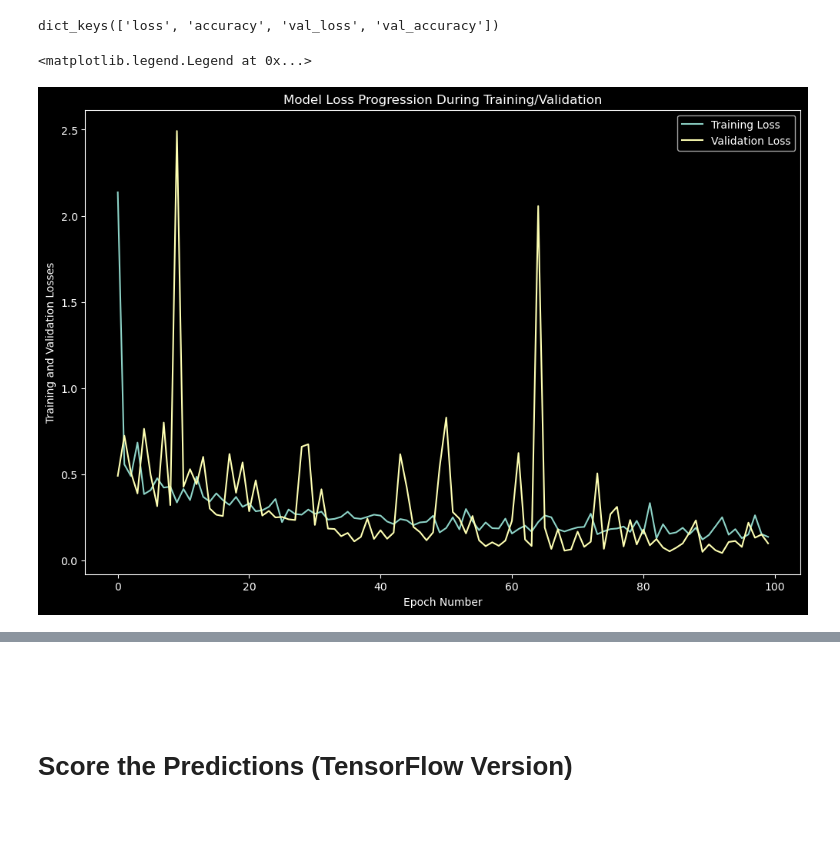
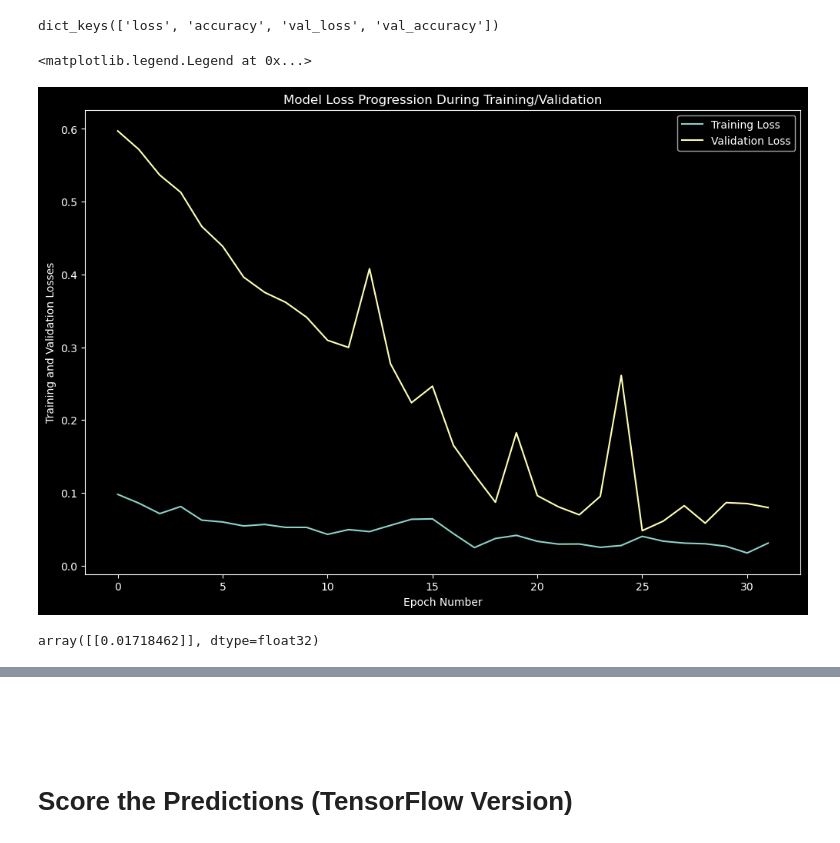
Before and after one commit to cogsci2/Validating-Strawberry-Puree-by-Spectral-Analysis, a Jupyter notebook: Strawberry Spectral Analysis.ipynb, the cells around one changed output, grey strips where cells are left out. Drawn from its saved outputs; the diff is of its cells as text; code cells hidden in the pictures.

```diff
--- a/Strawberry Spectral Analysis.ipynb
+++ b/Strawberry Spectral Analysis.ipynb
@@ -207,5 +207,5 @@ dfv = df.sample(frac=0.3, replace=False, random_state=4)
 dft = df.drop(dfv.index)
 # %%
 # Shuffle
-dft = dft.sample(len(dft))
-dfv = dfv.sample(len(dfv))
+dft = dft.sample(len(dft)).reset_index(drop=True)
+dfv = dfv.sample(len(dfv)).reset_index(drop=True)
@@ -547,0 +596,4 @@ model.compile(optimizer='rmsprop',
+# %%
+dft.Outcome = dft.Outcome.replace({1.0:True, 0.0:False})
+dfv.Outcome = dfv.Outcome.replace({1.0:True, 0.0:False})
+# display(dft, dfv)
@@ -548,2 +676,30 @@ model.compile(optimizer='rmsprop',
+# %%
+from tensorflow import keras
+# lr_schedule = keras.optimizers.schedules.ExponentialDecay(
+#     initial_learning_rate=10e-6,
+#     decay_steps=10000,
+#     decay_rate=0.9)
+
+opt = keras.optimizers.Adam(learning_rate=10e-5)
+# model.compile(opt, loss='mean_squared_error', metrics=['accuracy'])
+model.compile(opt, loss='binary_crossentropy', metrics=['accuracy'])
+
+
+
+
+
+# model.compile(optimizer='sgd', loss='binary_crossentropy', metrics=['accuracy'])
+
+
+# model.compile(optimizer='rmsprop', loss='binary_crossentropy')
+
+# model.compile(optimizer='adam',
+#               loss='binary_crossentropy',
+#               metrics=['accuracy'])
+# model.compile(optimizer='rmsprop',
+#               loss='categorical_crossentropy',
+#               metrics=['accuracy'])
 # %%
-epochs_hist = model.fit(dft.iloc[:,:-1].values, dft.iloc[:,-1], epochs=100, batch_size=24,  verbose=1, validation_split=0.25)
+# epochs_hist = model.fit(dft.iloc[:,:-1].values, dft.iloc[:,-1], epochs=14, batch_size=30,  verbose=1, validation_split=0.3)
+epochs_hist = model.fit(dft.iloc[:,:-1].values, dft.iloc[:,-1], epochs=35, batch_size=32,
+                        use_multiprocessing=False, verbose=0, validation_split=0.25)
@@ -570,16 +708,21 @@ print(epochs_hist.history.keys())
 # %% [output]
 dict_keys(['loss', 'accuracy', 'val_loss', 'val_accuracy'])
 # %%
-plt.plot(epochs_hist.history['loss'])
-plt.plot(epochs_hist.history['val_loss'])
+plt.plot(epochs_hist.history['loss'][3:])
+plt.plot(epochs_hist.history['val_loss'][3:])
 
 plt.title('Model Loss Progression During Training/Validation')
 plt.ylabel('Training and Validation Losses')
 plt.xlabel('Epoch Number')
 plt.legend(['Training Loss', 'Validation Loss'])
 # %% [output]
 <matplotlib.legend.Legend at 0x...>
-[figure, old version]
+[figure, new version]
+# %%
+# model.predict(dfv.iloc[6, :-1].values.reshape((1,235)))
+model.predict(dfv.iloc[6, :-1].astype('float32').values.reshape((1,235)))
+# %% [output]
+array([[0.01718462]], dtype=float32)
 # %%
 TP = 0
 TN = 0
```
Also changed, not shown: parts of 41 cells of this notebook.
